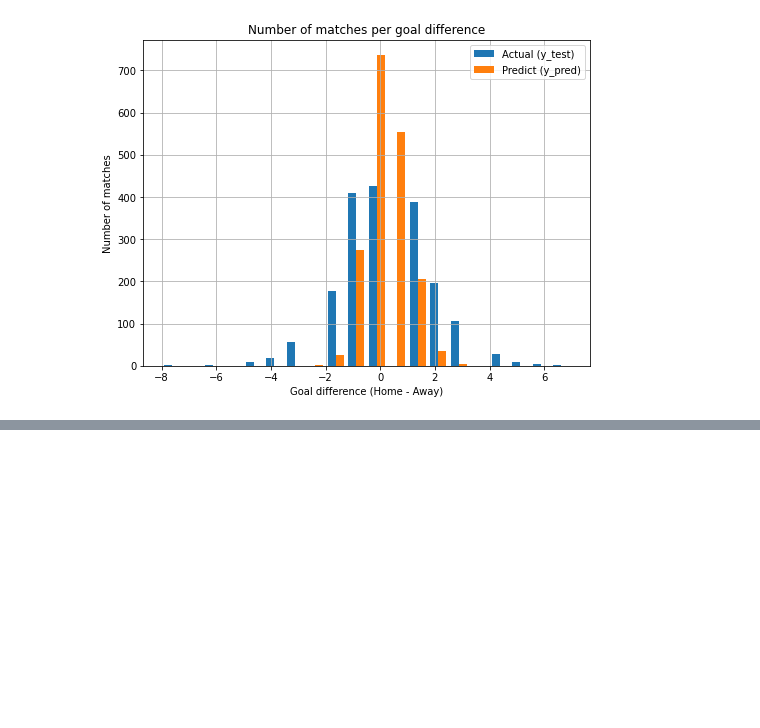
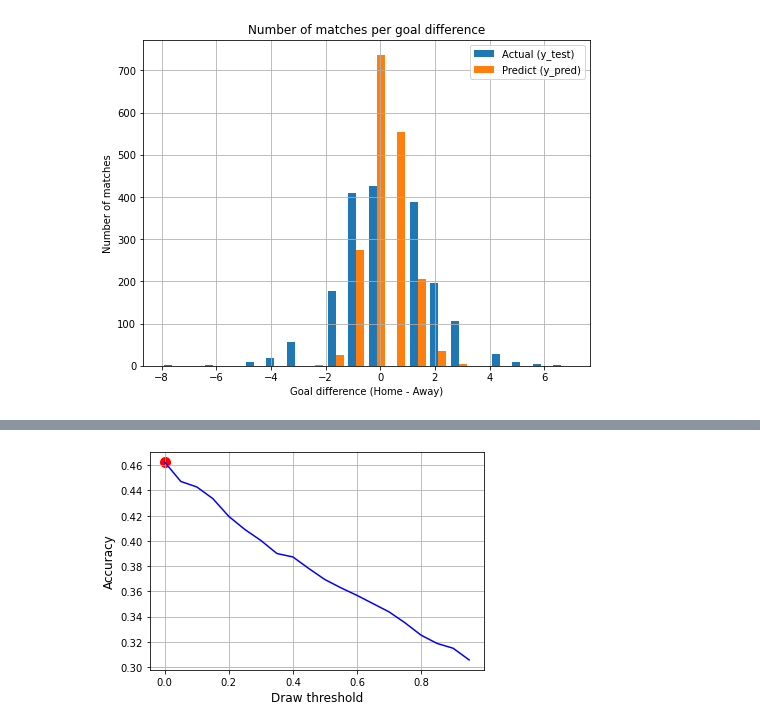
Before and after one commit to dovicie/jleague-result-prediction, a Jupyter notebook: prediction_with_regression2.ipynb, the cells around one changed output, grey strips where cells are left out. Saved outputs shown, nothing was run; the diff lists cells and outputs as text; code cells hidden in the pictures; blank space fills up the shorter version.

```diff
--- a/prediction_with_regression2.ipynb
+++ b/prediction_with_regression2.ipynb
@@ -572,0 +747,11 @@ plt.legend()
+# %%
+## PR用
+plt.figure(figsize=(6,4))
+plt.plot(np.arange(0,1,0.05), accuracies_per_threshold, c="blue")
+plt.scatter(0,accuracies_per_threshold[0],marker="o",color="red",s=100)
+plt.xlabel("Draw threshold", fontsize=12)
+plt.ylabel("Accuracy",fontsize=12)
+plt.grid(True)
+plt.show()
+# %% [output]
+[figure, added]
```
Also changed, not shown: parts of 7 cells of this notebook, 2 other files.
